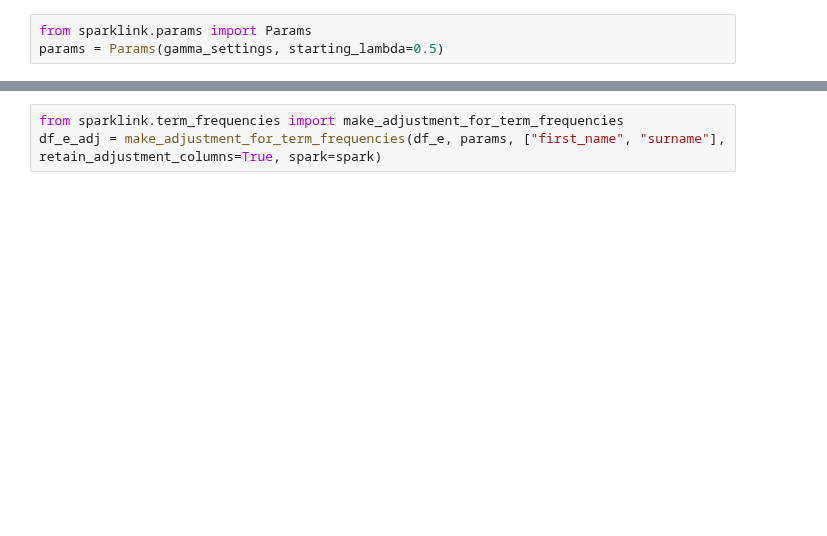
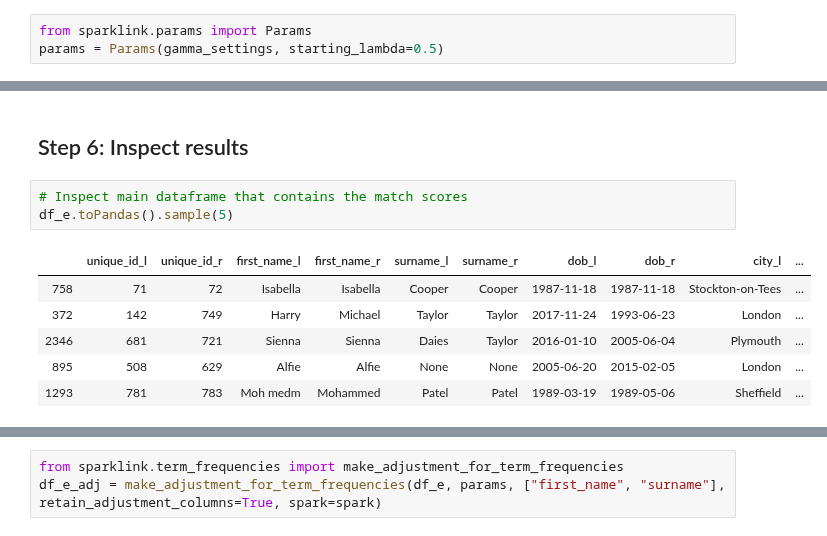
Before and after one commit to moj-analytical-services/splink, a Jupyter notebook: simple_demo.ipynb, the cells around one changed output, grey strips where cells are left out. Cells and saved outputs as stored; diff of their text form; blank space fills up the shorter version.

```diff
--- a/simple_demo.ipynb
+++ b/simple_demo.ipynb
@@ -175,0 +171,12 @@ Probability distribution of gamma values amongst non-matches:
+# %% [markdown]
+## Step 6: Inspect results
+# %%
+# Inspect main dataframe that contains the match scores
+df_e.toPandas().sample(5)
+# %% [output]
+|  | unique_id_l | unique_id_r | first_name_l | first_name_r | surname_l | surname_r | dob_l | dob_r | city_l | ... |
+| 758 | 71 | 72 | Isabella | Isabella | Cooper | Cooper | 1987-11-18 | 1987-11-18 | Stockton-on-Tees | ... |
+| 372 | 142 | 749 | Harry | Michael | Taylor | Taylor | 2017-11-24 | 1993-06-23 | London | ... |
+| 2346 | 681 | 721 | Sienna | Sienna | Daies | Taylor | 2016-01-10 | 2005-06-04 | Plymouth | ... |
+| 895 | 508 | 629 | Alfie | Alfie | None | None | 2005-06-20 | 2015-02-05 | London | ... |
+| 1293 | 781 | 783 | Moh medm | Mohammed | Patel | Patel | 1989-03-19 | 1989-05-06 | Sheffield | ... |
```
Also changed, not shown: parts of 32 cells of this notebook, 1 other file.
